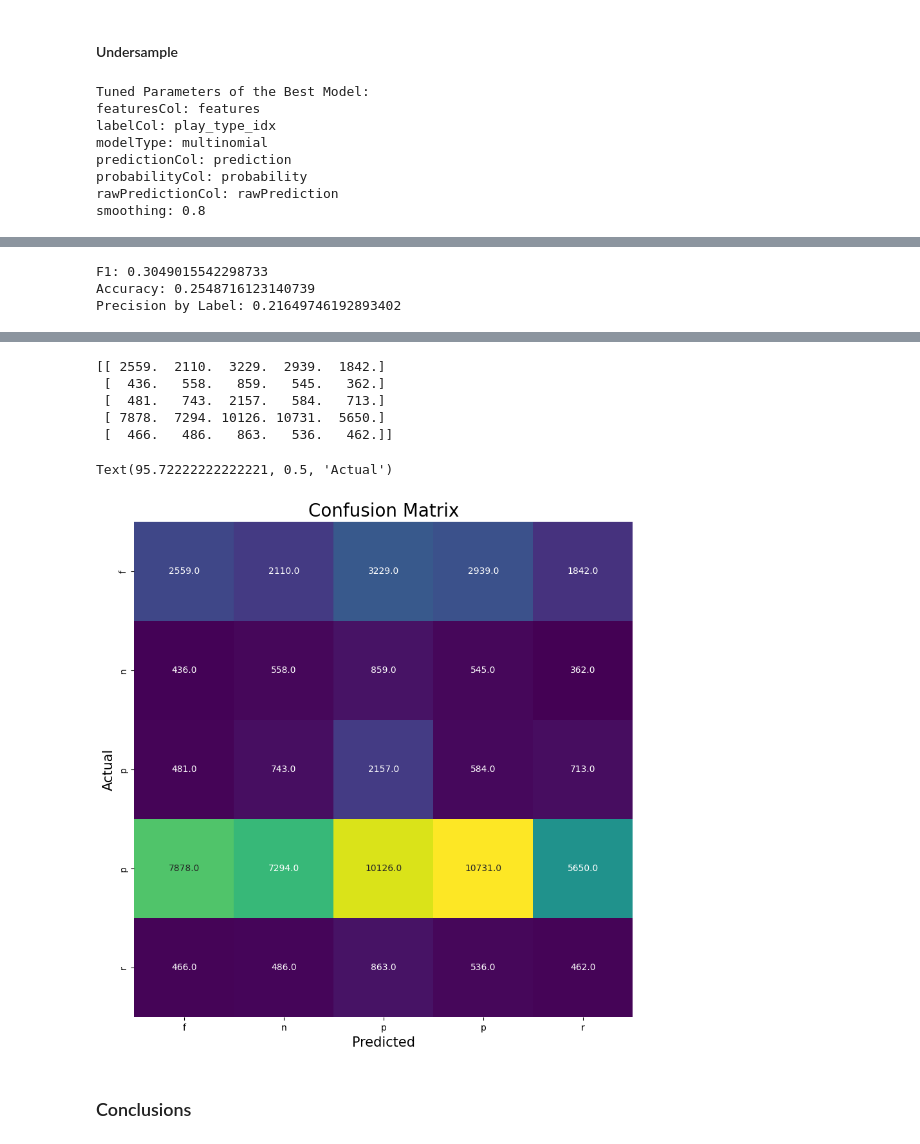
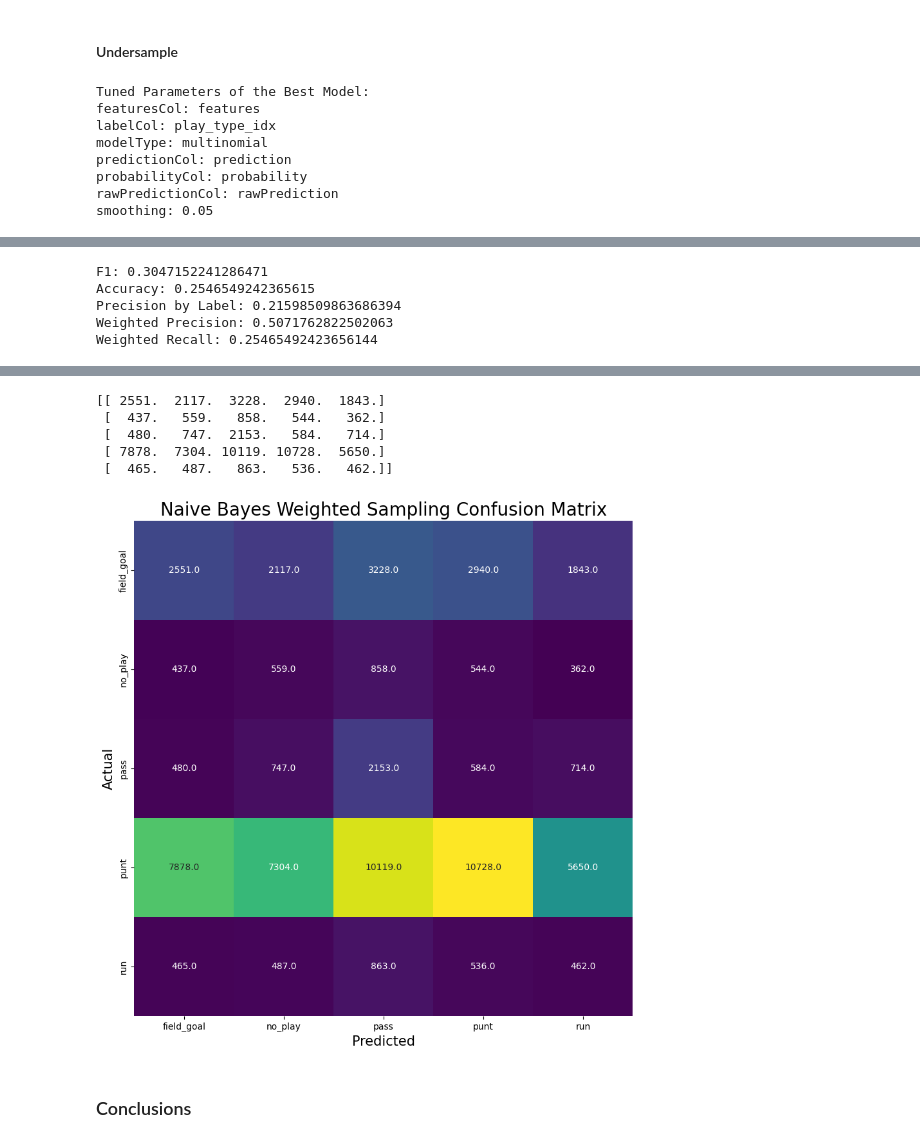
Before and after one commit to eanelson01/distributed-computing-final, a Jupyter notebook: NaiveBayes.ipynb, the cells around one changed output, grey strips where cells are left out. Saved outputs shown, nothing was run; the diff lists cells and outputs as text; code cells hidden in the pictures.

Commit message:
Added figures and re-ran Naive Bayes model

```diff
--- a/NaiveBayes.ipynb
+++ b/NaiveBayes.ipynb
@@ -208,7 +208,20 @@ precision_by_label_eval = MulticlassClassificationEvaluator(
     metricName='precisionByLabel'
 )
 
+weighted_precision_eval = MulticlassClassificationEvaluator(
+    labelCol='play_type_idx', predictionCol="prediction",
+    metricName='weightedPrecision'
+)
+
+
+weighted_recall_eval = MulticlassClassificationEvaluator(
+    labelCol='play_type_idx', predictionCol="prediction",
+    metricName='weightedRecall'
+)
+
 f1_score = f1_evaluator.evaluate(prediction)
 accuracy = accuracy_evaluator.evaluate(prediction)
 precision_by_label = precision_by_label_eval.evaluate(prediction)
+precision = weighted_precision_eval.evaluate(prediction)
+recall = weighted_recall_eval.evaluate(prediction)
 # %% [output]
@@ -358,17 +343,20 @@ prediction = best_model.transform(test_df)
 f1_score = f1_evaluator.evaluate(prediction)
 accuracy = accuracy_evaluator.evaluate(prediction)
 precision_by_label = precision_by_label_eval.evaluate(prediction)
+precision = weighted_precision_eval.evaluate(prediction)
+recall = weighted_recall_eval.evaluate(prediction)
 
 results = f'''
 F1: {f1_score}
 Accuracy: {accuracy}
 Precision by Label: {precision_by_label}
+Weighted Precision: {precision}
+Weighted Recall: {recall}
 '''
-
 print(results)
 
 labels = prediction.select([prediction.play_type, prediction.play_type_idx]).distinct().orderBy(prediction.play_type_idx).select(prediction.play_type).collect()
-labels = [x[0][0] for x in labels]
+labels = [x[0] for x in labels]
 
 preds_and_labels = prediction.select(['prediction','play_type_idx'])\
                               .withColumn('play_type_idx', col('play_type_idx')\
@@ -387,9 +375,10 @@ ax = sns.heatmap(metrics.confusionMatrix().toArray(),
             xticklabels=labels,
             yticklabels=labels)
 
-plt.title('Confusion Matrix', fontsize = 20) # title with fontsize 20
+plt.title('Naive Bayes Weighted Sampling Confusion Matrix', fontsize = 20) # title with fontsize 20
 plt.xlabel('Predicted', fontsize = 15) # x-axis label with fontsize 15
 plt.ylabel('Actual', fontsize = 15) # y-axis label with fontsize 15
+plt.savefig('figures/naive-bayes-undersample-confusion-matrix.png')
 # %% [output]
 Tuned Parameters of the Best Model:
 featuresCol: features
@@ -398,4 +387,4 @@ modelType: multinomial
 predictionCol: prediction
 probabilityCol: probability
 rawPredictionCol: rawPrediction
-smoothing: 0.8
+smoothing: 0.05
@@ -409,3 +402,5 @@ smoothing: 0.8
-F1: 0.3049015542298733
-Accuracy: 0.2548716123140739
-Precision by Label: 0.21649746192893402
+F1: 0.3047152241286471
+Accuracy: 0.2546549242365615
+Precision by Label: 0.21598509863686394
+Weighted Precision: 0.5071762822502063
+Weighted Recall: 0.25465492423656144
@@ -415,10 +410,9 @@ Precision by Label: 0.21649746192893402
-[[ 2559.  2110.  3229.  2939.  1842.]
- [  436.   558.   859.   545.   362.]
- [  481.   743.  2157.   584.   713.]
- [ 7878.  7294. 10126. 10731.  5650.]
- [  466.   486.   863.   536.   462.]]
+[[ 2551.  2117.  3228.  2940.  1843.]
+ [  437.   559.   858.   544.   362.]
+ [  480.   747.  2153.   584.   714.]
+ [ 7878.  7304. 10119. 10728.  5650.]
+ [  465.   487.   863.   536.   462.]]
-Text(95.72222222222221, 0.5, 'Actual')
-[figure, old version]
+[figure, new version]
 # %% [markdown]
 ### Conclusions
 # %% [markdown]
```
Also changed, not shown: parts of 16 cells of this notebook, 2 other files.
